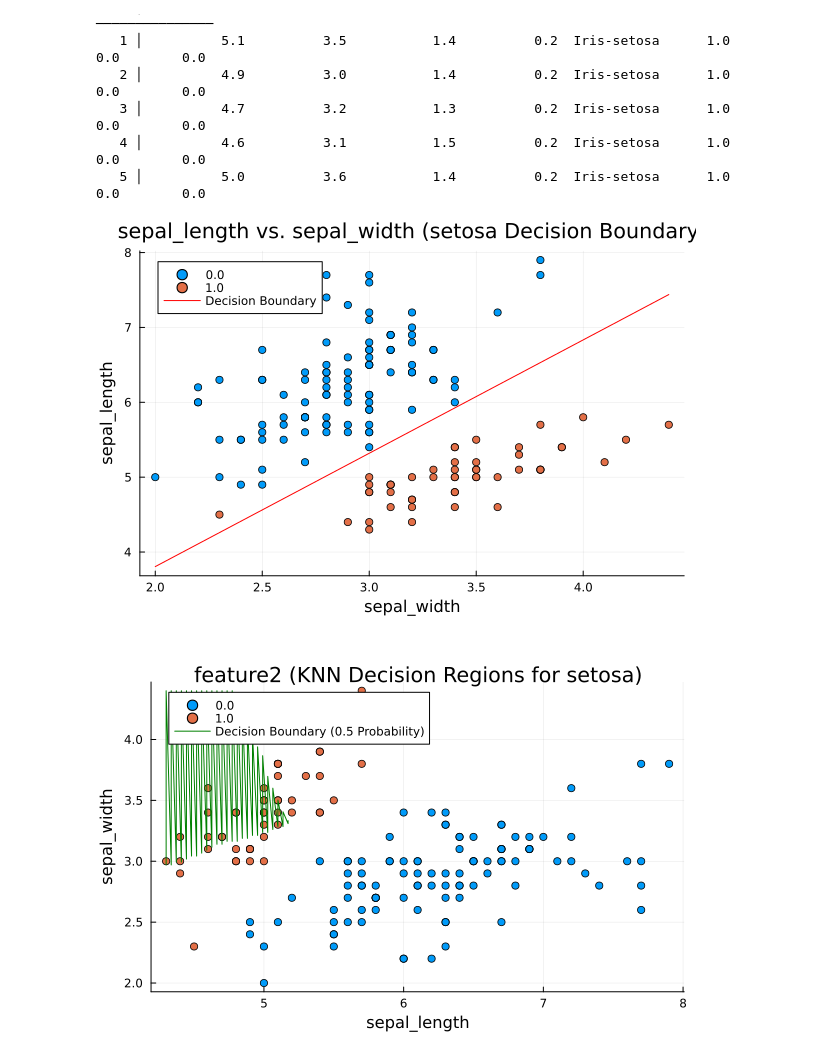
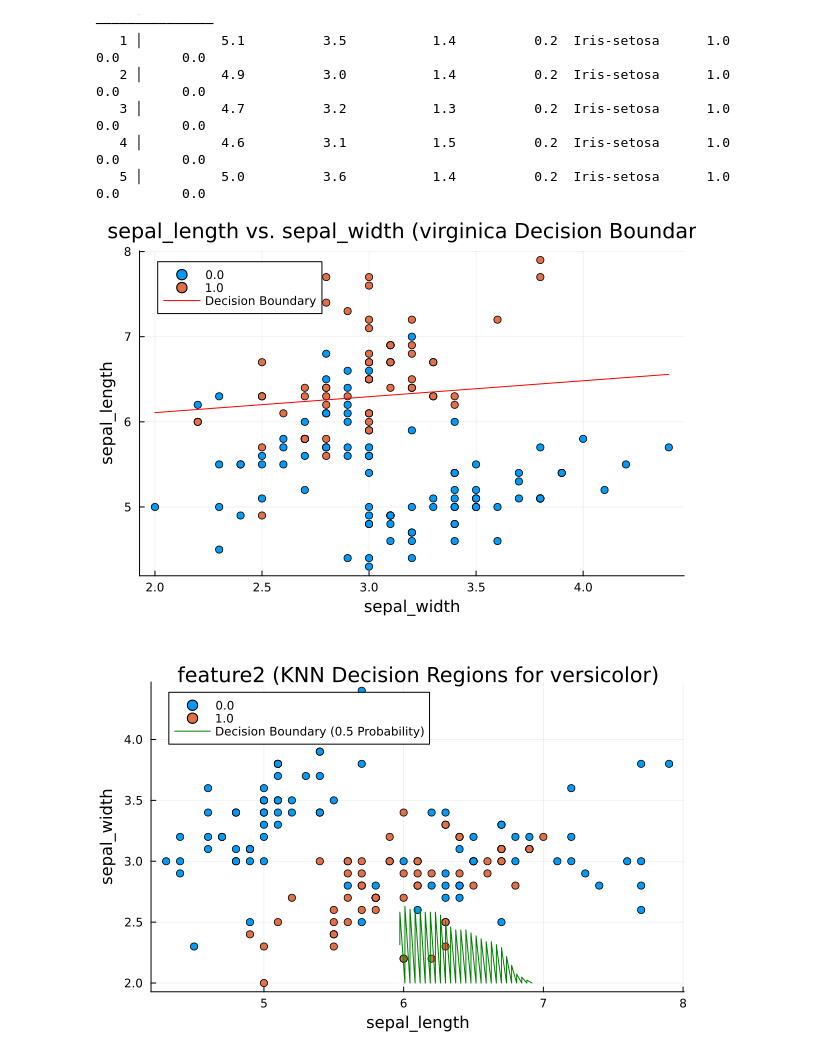
Before and after one commit to wparedes17/statistical-learning-julia, a Jupyter notebook: class_1.ipynb, the cells around one changed output. Drawn from its saved outputs; the diff is of its cells as text; code cells hidden in the pictures.

Commit message:
Se comidifico setosa por virginica en grafica 1 y setosa por versicolor en grafica 2

```diff
--- a/class_1.ipynb
+++ b/class_1.ipynb
@@ -56,9 +56,9 @@ function plot_decision_boundary(df, feature1, feature2, target_species, decision
     plot!(feature2_range, feature1_pred, color=:red, label="Decision Boundary")
 end
 
-plot_decision_boundary(df, "sepal_length", "sepal_width", "setosa")
+plot_decision_boundary(df, "sepal_length", "sepal_width", "virginica")
 # %% [output]
-[figure, old version]
+[figure, new version]
 # %%
 using NearestNeighbors, Plots, DataFrames, Statistics, StatsBase
 
@@ -78,32 +78,32 @@ function plot_knn_decision_boundary(df, feature1, feature2, target_species, cont
 
     # Concatenar los puntos de la malla
     flat_grid_points = hcat(grid_points...)
 
     # Predecir las clases de los puntos de la malla
     idxs, _ = knn(kdtree, flat_grid_points, k, true)
     y_pred = [mean(y[idxs[i]]) for i in 1:size(flat_grid_points, 2)]
 
     y_pred_rounded = round.(y_pred, digits=2)
 
     # Data para el gráfico
     plot_df = DataFrame(
         x1 = first.(grid_points),
         x2 = last.(grid_points),
         y_pred_rounded = y_pred_rounded
     )
 
     # Filtrar los puntos de la frontera
     boundary_points = filter(:y_pred_rounded => ==(control), plot_df)
     sort!(boundary_points, :x1)  # Sort by x1
 
     # Grafico y regiones de decisión
     scatter(X[:, 1], X[:, 2], group=y,
             xlabel=feature1, ylabel=feature2, legend=:topleft,
             title="
 feature2 (KNN Decision Regions for $target_species)")
     plot!(boundary_points.x1, boundary_points.x2, color=:green, label="Decision Boundary (0.5 Probability)")
 end
 
-plot_knn_decision_boundary(df, "sepal_length", "sepal_width", "setosa", k=100)
+plot_knn_decision_boundary(df, "sepal_length", "sepal_width", "versicolor", k=100)
 # %% [output]
-[figure, old version]
+[figure, new version]
```
